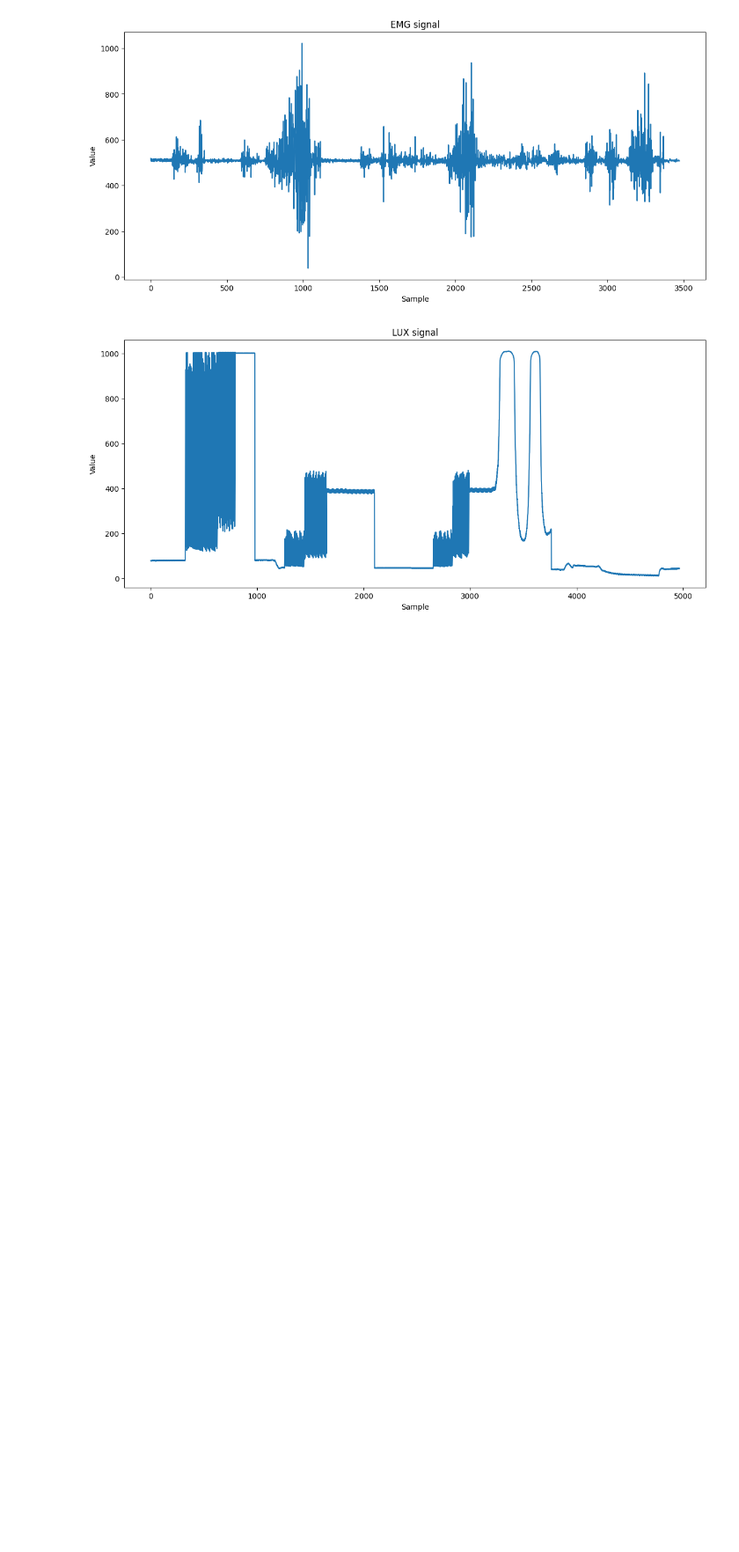
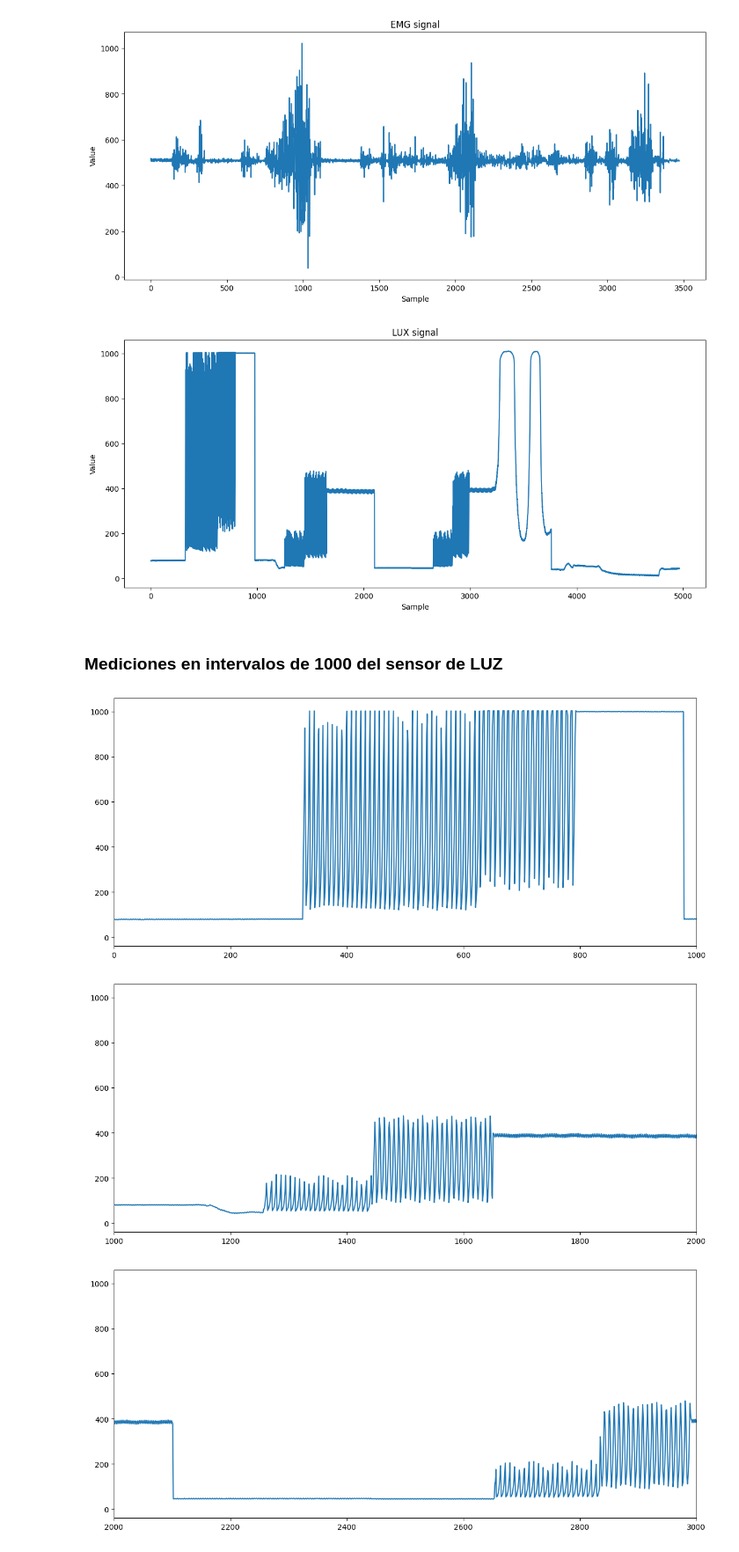
Before and after one commit to Diegodesantos1/Bitalino, a Jupyter notebook: analisis.ipynb, the cells around one changed output. Shown at 88% size. Drawn from its saved outputs; the diff is of its cells as text; code cells hidden in the pictures; blank space fills up the shorter version.

```diff
--- a/analisis.ipynb
+++ b/analisis.ipynb
@@ -104,3 +139,39 @@ plt.ylabel('Value')
 plt.show()
 # %% [output]
 [figure]
+# %% [markdown]
+### Mediciones en intervalos de 1000 del sensor de LUZ
+# %%
+plt.figure(figsize=(14, 6))
+plt.plot(data8.raw([6]))
+plt.xlim(0, 1000)
+
+plt.show()
+
+plt.figure(figsize=(14, 6))
+plt.plot(data8.raw([6]))
+plt.xlim(1000, 2000)
+
+plt.show()
+
+plt.figure(figsize=(14, 6))
+plt.plot(data8.raw([6]))
+plt.xlim(2000, 3000)
+
+plt.show()
+
+plt.figure(figsize=(14, 6))
+plt.plot(data8.raw([6]))
+plt.xlim(3000, 4000)
+
+plt.show()
+
+plt.figure(figsize=(14, 6))
+plt.plot(data8.raw([6]))
+plt.xlim(4000, 5000)
+
+plt.show()
+# %% [output]
+[figure, added]
+[figure, added]
+[figure, added]
```
Also changed, not shown: parts of 19 cells of this notebook.
